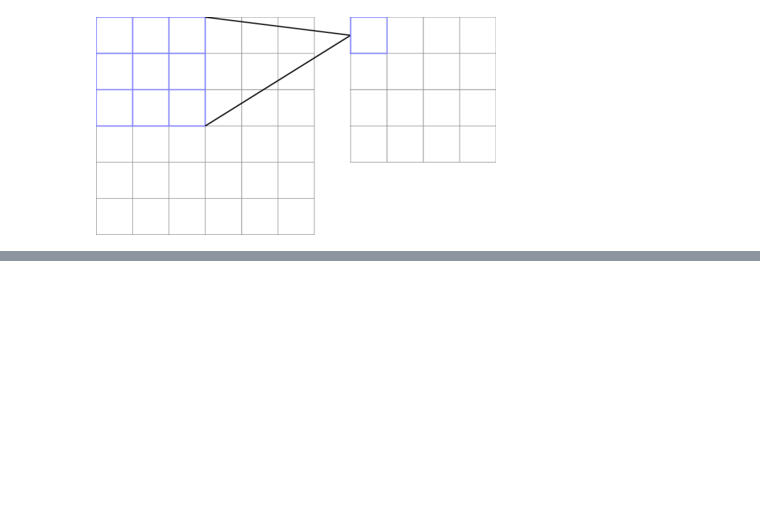
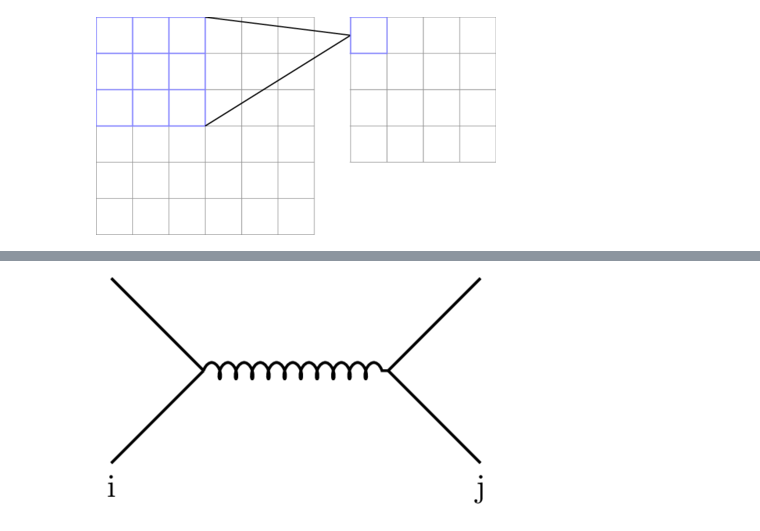
Before and after one commit to lgpang/learning_tikz, a Jupyter notebook: learning_tikz.ipynb, the cells around one changed output, grey strips where cells are left out. Saved outputs shown, nothing was run; the diff lists cells and outputs as text; code cells hidden in the pictures; blank space fills up the shorter version.

```diff
--- a/learning_tikz.ipynb
+++ b/learning_tikz.ipynb
@@ -447,0 +464,9 @@ label=above:$s\le3$] {};
+# %%
+%%tikz -l snakes --save qiqj_2_qiqj.png
+\draw[thick] node[below]{i} (0, 0) -- (1, 1) ;
+\draw[thick] (1, 1) -- (0, 2);
+\draw[thick] (3, 1) -- (4, 0) node[below]{j};
+\draw[thick] (3, 1) -- (4, 2);
+\draw[thick,snake=coil,segment length=5pt] (1, 1) -- (3, 1);
+# %% [output]
+[figure, added]
```
Also changed, not shown: parts of 4 cells of this notebook.
